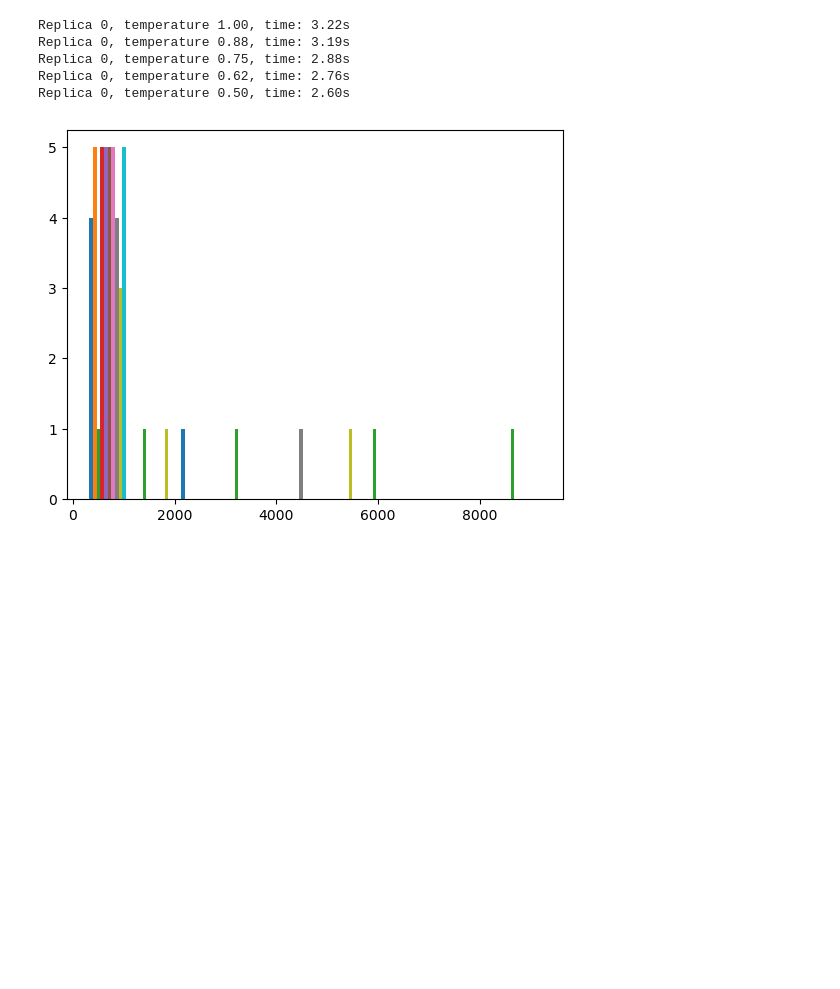
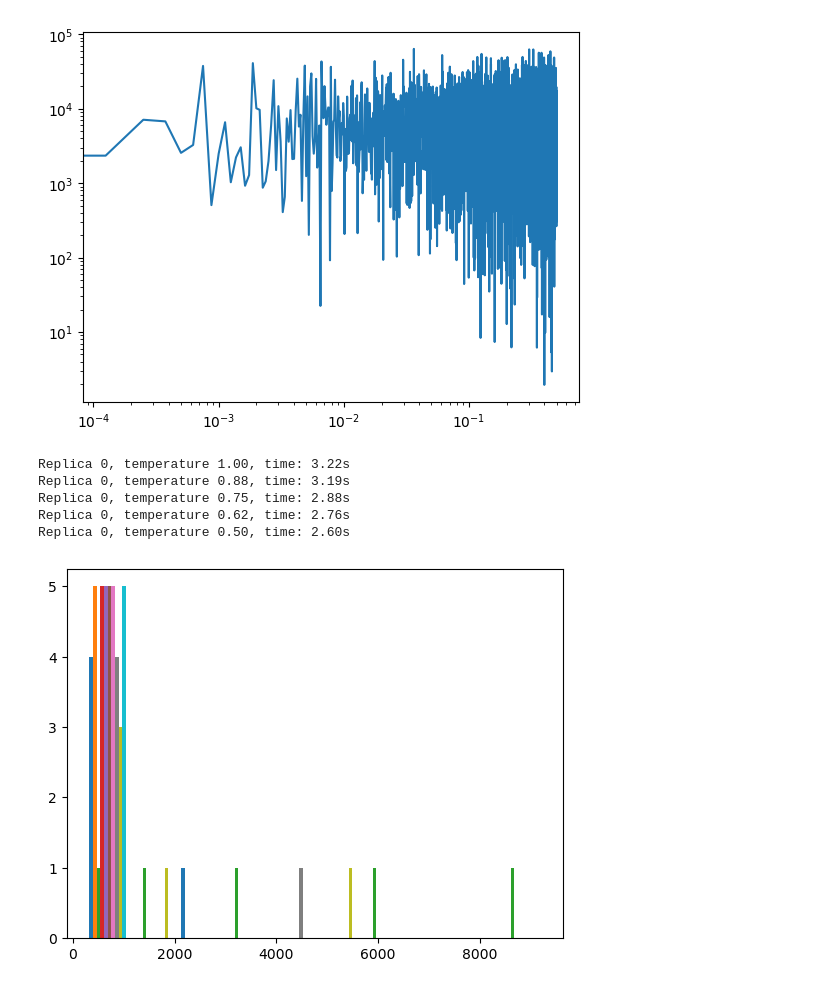
Before and after one commit to j-curtis/spin-glass-noise, a Jupyter notebook: testing.ipynb, the cells around one changed output. Saved outputs shown, nothing was run; the diff lists cells and outputs as text; code cells hidden in the pictures; blank space fills up the shorter version.

```diff
--- a/testing.ipynb
+++ b/testing.ipynb
@@ -6,3 +41,10 @@ import time
+# %%
+plt.plot(ws,np.abs(data_fft)**2)
+plt.xscale('log')
+plt.yscale('log')
+plt.show()
+# %% [output]
+[figure, added]
 # %%
 Lx = 4
 Ly = 5
```
Also changed, not shown: parts of 6 cells of this notebook, 1 other file.
